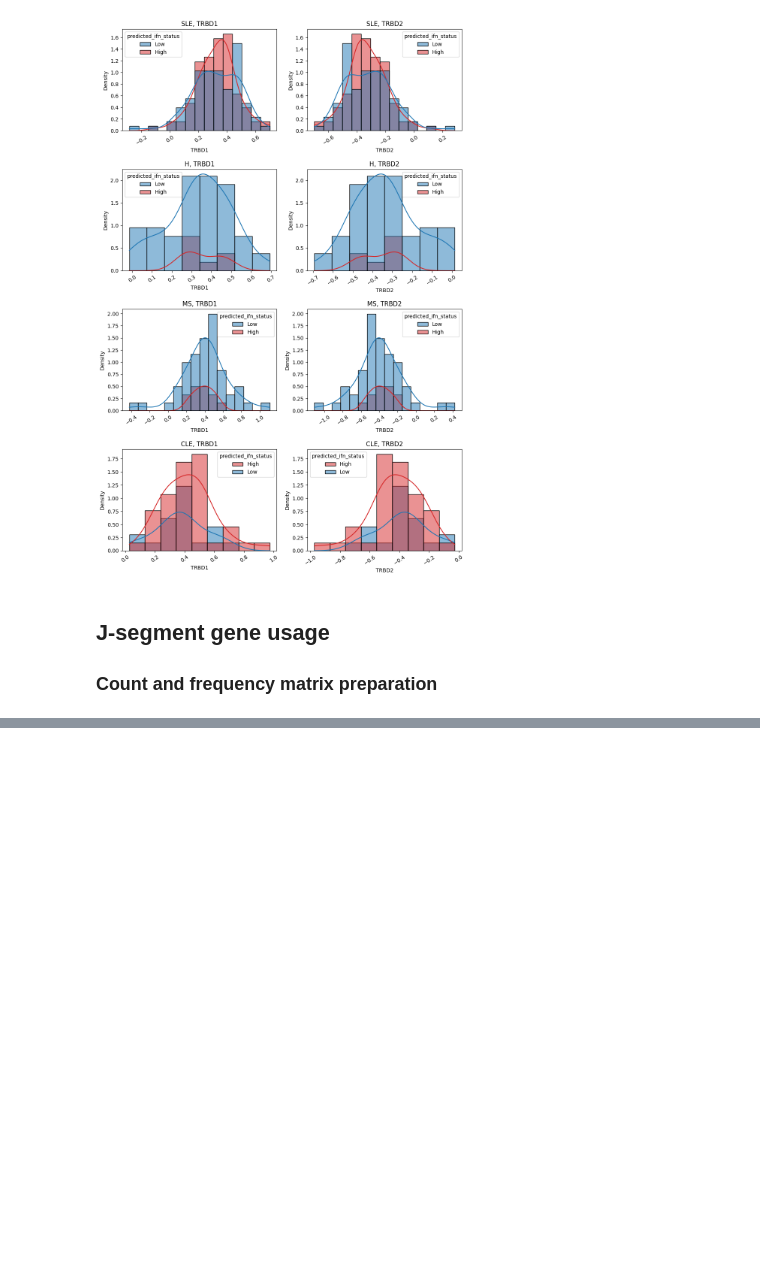
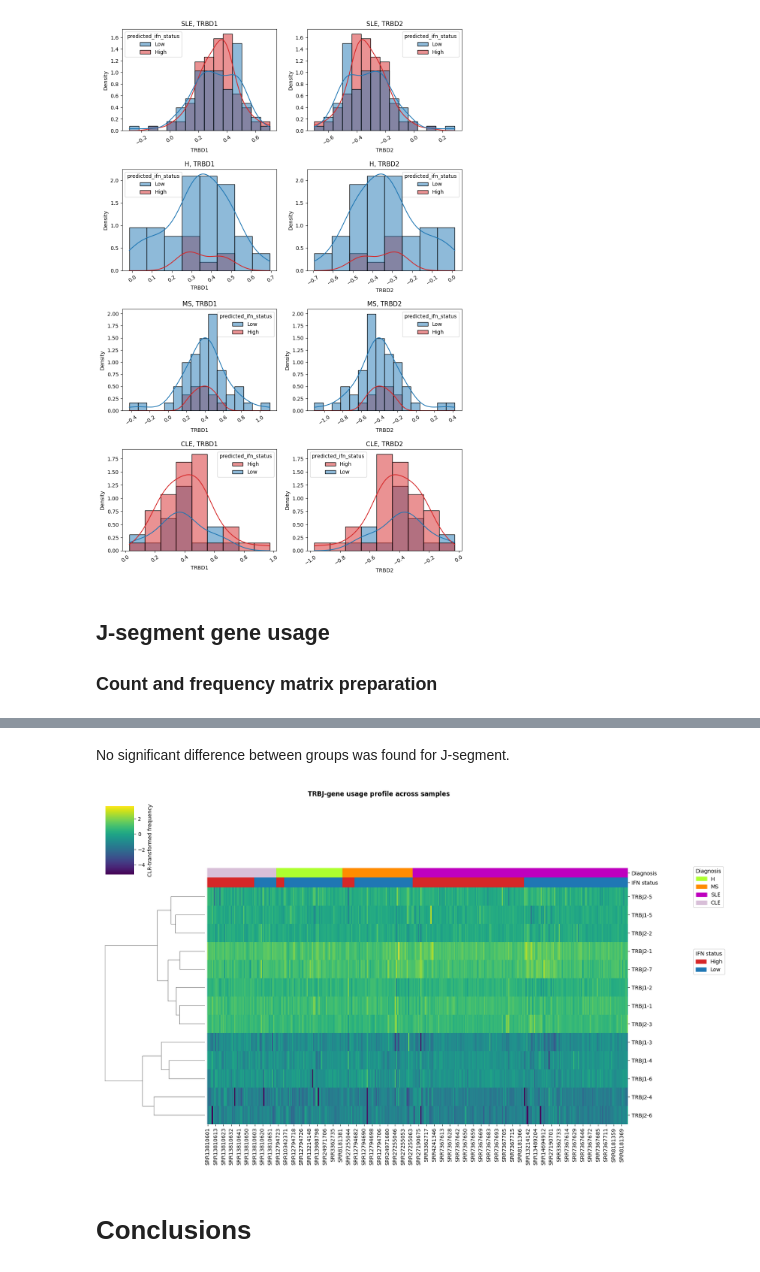
Before and after one commit to a-senkovenko/SKO-1, a Jupyter notebook: notebooks/TCR_02_beta_chain_genes_usage.ipynb, the cells around one changed output, grey strips where cells are left out. Drawn from its saved outputs; the diff is of its cells as text; code cells hidden in the pictures; blank space fills up the shorter version.

```diff
--- a/notebooks/TCR_02_beta_chain_genes_usage.ipynb
+++ b/notebooks/TCR_02_beta_chain_genes_usage.ipynb
@@ -348,6 +308,7 @@ plt.show()
 ### Count and frequency matrix preparation
 # %%
 j_count_matrix = utils.get_gene_count_matrix("TRB", "J", results_path, metadata).T
+j_gene_cols = j_count_matrix.columns
 j_freq_matrix = j_count_matrix.div(j_count_matrix.sum(axis=1), axis=0)
 clr_j_matrix = utils.clr_transform(j_freq_matrix)
 
@@ -362,0 +360,8 @@ clr_j_df.head()
+# %% [markdown]
+No significant difference between groups was found for J-segment.
+# %%
+utils.plot_clustermap(clr_j_df, j_gene_cols, title = "TRBJ-gene usage profile across samples")
+# %% [output]
+[figure, added]
+# %% [markdown]
+# Conclusions
```
Also changed, not shown: parts of 6 cells of this notebook, 1 other file.
